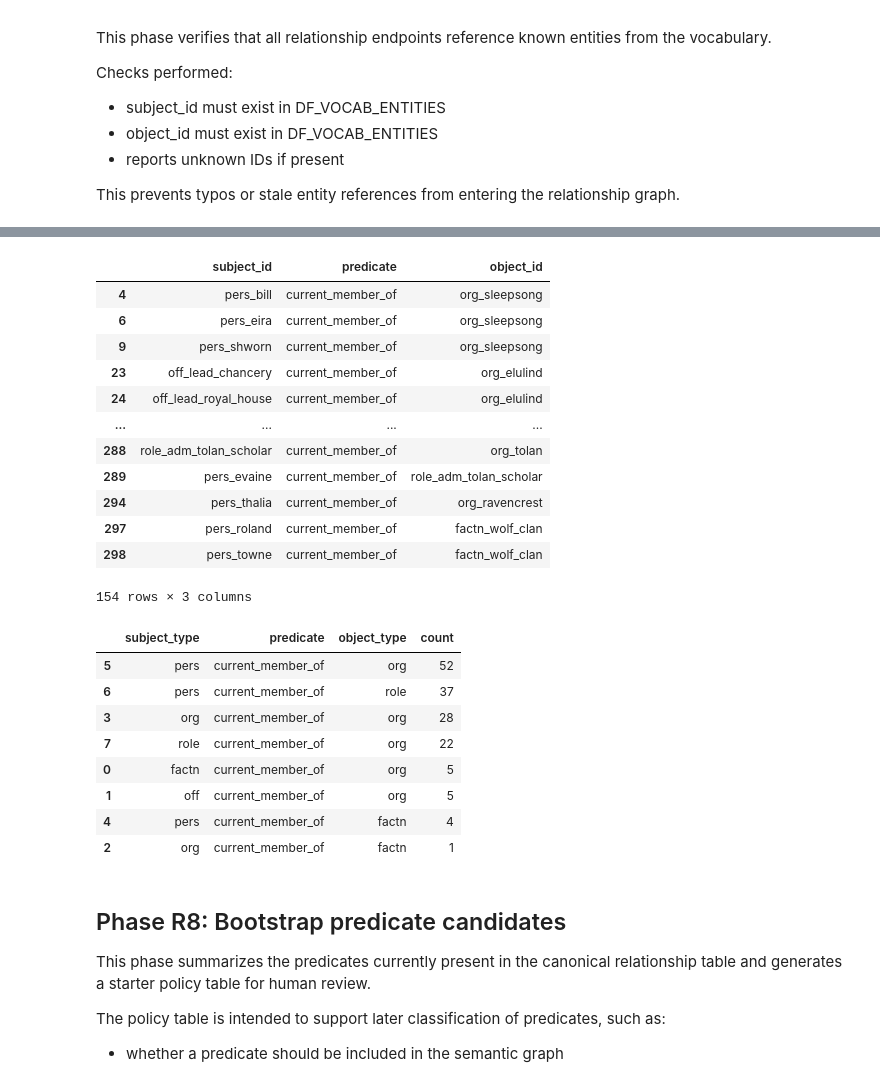
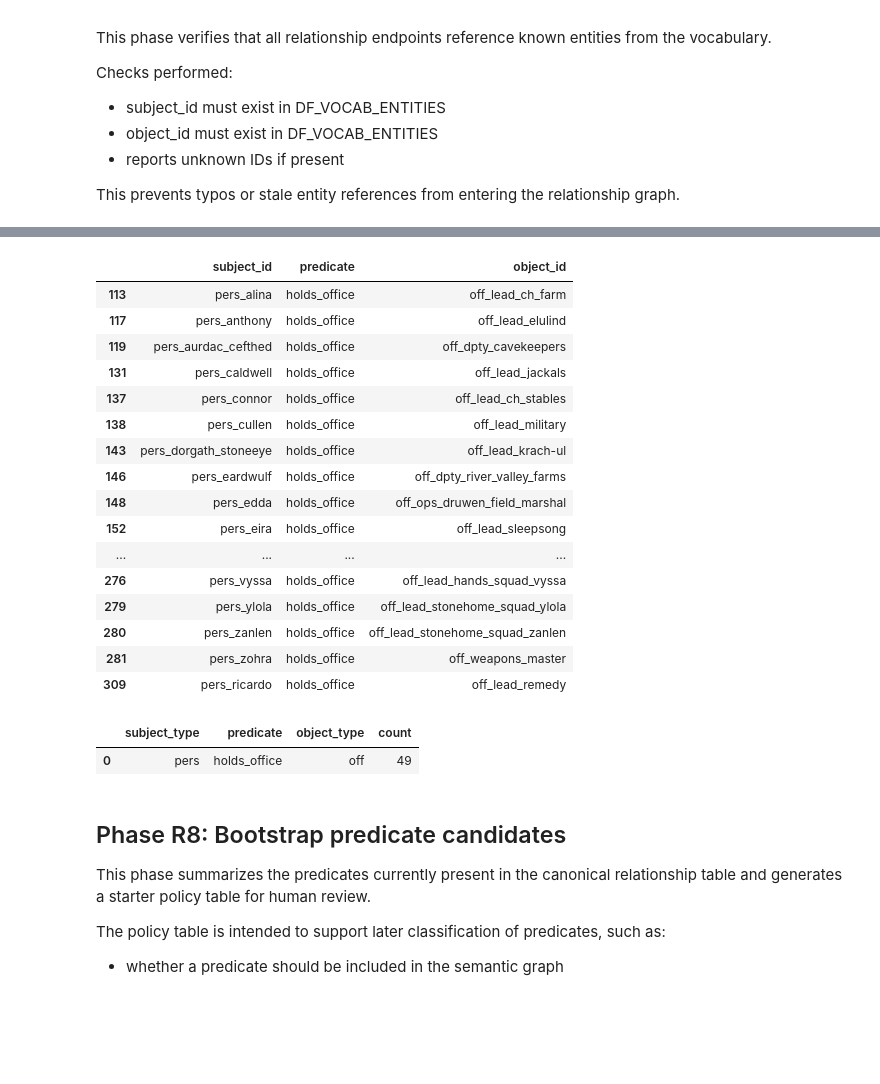
Before and after one commit to CharisSophia/iwtc-tools, a Jupyter notebook: notebooks/IWTC_Semantic_Indexing.ipynb, the cells around one changed output, grey strips where cells are left out. Saved outputs shown, nothing was run; the diff lists cells and outputs as text; code cells hidden in the pictures; blank space fills up the shorter version.

```diff
--- a/notebooks/IWTC_Semantic_Indexing.ipynb
+++ b/notebooks/IWTC_Semantic_Indexing.ipynb
@@ -1177,53 +1177,50 @@ display(
 # %%
 # optional test of a predicate
-TEST_PREDICATE = "current_member_of"
+TEST_PREDICATE = "holds_office"
 
 TEST_REL = (
     DF_RELATIONSHIPS
     .query("predicate == @TEST_PREDICATE")
     .assign(
         subject_type=lambda df: df["subject_id"].str.split("_", n=1).str[0],
         object_type=lambda df: df["object_id"].str.split("_", n=1).str[0],
     )
 )
 
 display(
     TEST_REL[["subject_id","predicate","object_id"]]
 )
 
 display(
     TEST_REL
     .groupby(["subject_type","predicate","object_type"])
     .size()
     .reset_index(name="count")
     .sort_values("count", ascending=False)
 )
 
 # clean up locals
 del TEST_PREDICATE, TEST_REL
 # %% [output]
 |  | subject_id | predicate | object_id |
-| 4 | pers_bill | current_member_of | org_sleepsong |
-| 6 | pers_eira | current_member_of | org_sleepsong |
-| 9 | pers_shworn | current_member_of | org_sleepsong |
-| 23 | off_lead_chancery | current_member_of | org_elulind |
-| 24 | off_lead_royal_house | current_member_of | org_elulind |
+| 113 | pers_alina | holds_office | off_lead_ch_farm |
+| 117 | pers_anthony | holds_office | off_lead_elulind |
+| 119 | pers_aurdac_cefthed | holds_office | off_dpty_cavekeepers |
+| 131 | pers_caldwell | holds_office | off_lead_jackals |
+| 137 | pers_connor | holds_office | off_lead_ch_stables |
+| 138 | pers_cullen | holds_office | off_lead_military |
+| 143 | pers_dorgath_stoneeye | holds_office | off_lead_krach-ul |
+| 146 | pers_eardwulf | holds_office | off_dpty_river_valley_farms |
+| 148 | pers_edda | holds_office | off_ops_druwen_field_marshal |
+| 152 | pers_eira | holds_office | off_lead_sleepsong |
 | ... | ... | ... | ... |
-| 288 | role_adm_tolan_scholar | current_member_of | org_tolan |
-| 289 | pers_evaine | current_member_of | role_adm_tolan_scholar |
-| 294 | pers_thalia | current_member_of | org_ravencrest |
-| 297 | pers_roland | current_member_of | factn_wolf_clan |
-| 298 | pers_towne | current_member_of | factn_wolf_clan |
+| 276 | pers_vyssa | holds_office | off_lead_hands_squad_vyssa |
+| 279 | pers_ylola | holds_office | off_lead_stonehome_squad_ylola |
+| 280 | pers_zanlen | holds_office | off_lead_stonehome_squad_zanlen |
+| 281 | pers_zohra | holds_office | off_weapons_master |
+| 309 | pers_ricardo | holds_office | off_lead_remedy |
-154 rows × 3 columns
 |  | subject_type | predicate | object_type | count |
-| 5 | pers | current_member_of | org | 52 |
-| 6 | pers | current_member_of | role | 37 |
-| 3 | org | current_member_of | org | 28 |
-| 7 | role | current_member_of | org | 22 |
-| 0 | factn | current_member_of | org | 5 |
-| 1 | off | current_member_of | org | 5 |
-| 4 | pers | current_member_of | factn | 4 |
-| 2 | org | current_member_of | factn | 1 |
+| 0 | pers | holds_office | off | 49 |
 # %% [markdown]
 ## Phase R8: Bootstrap predicate candidates
 
```
Also changed, not shown: parts of 12 cells of this notebook, 1 other file.
